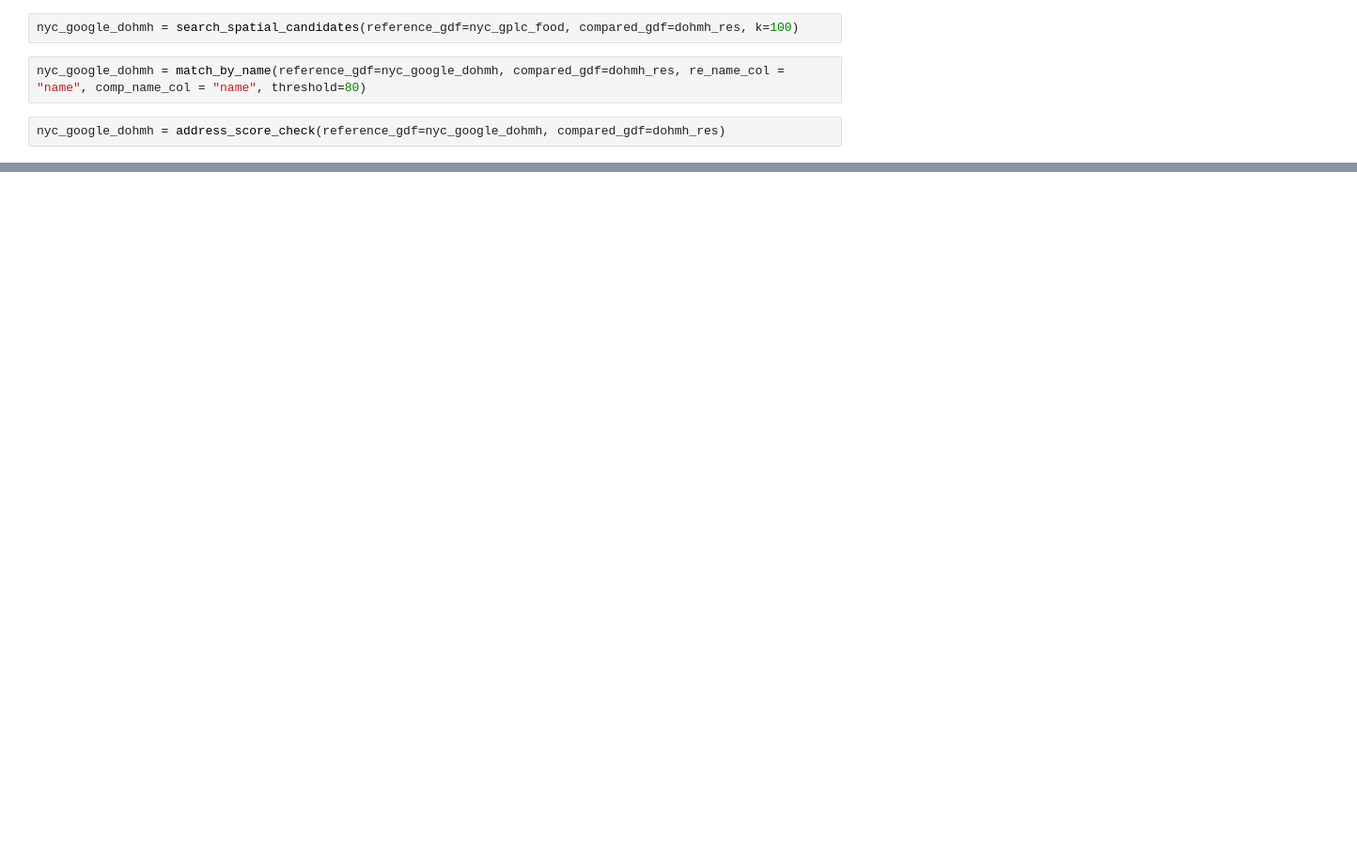
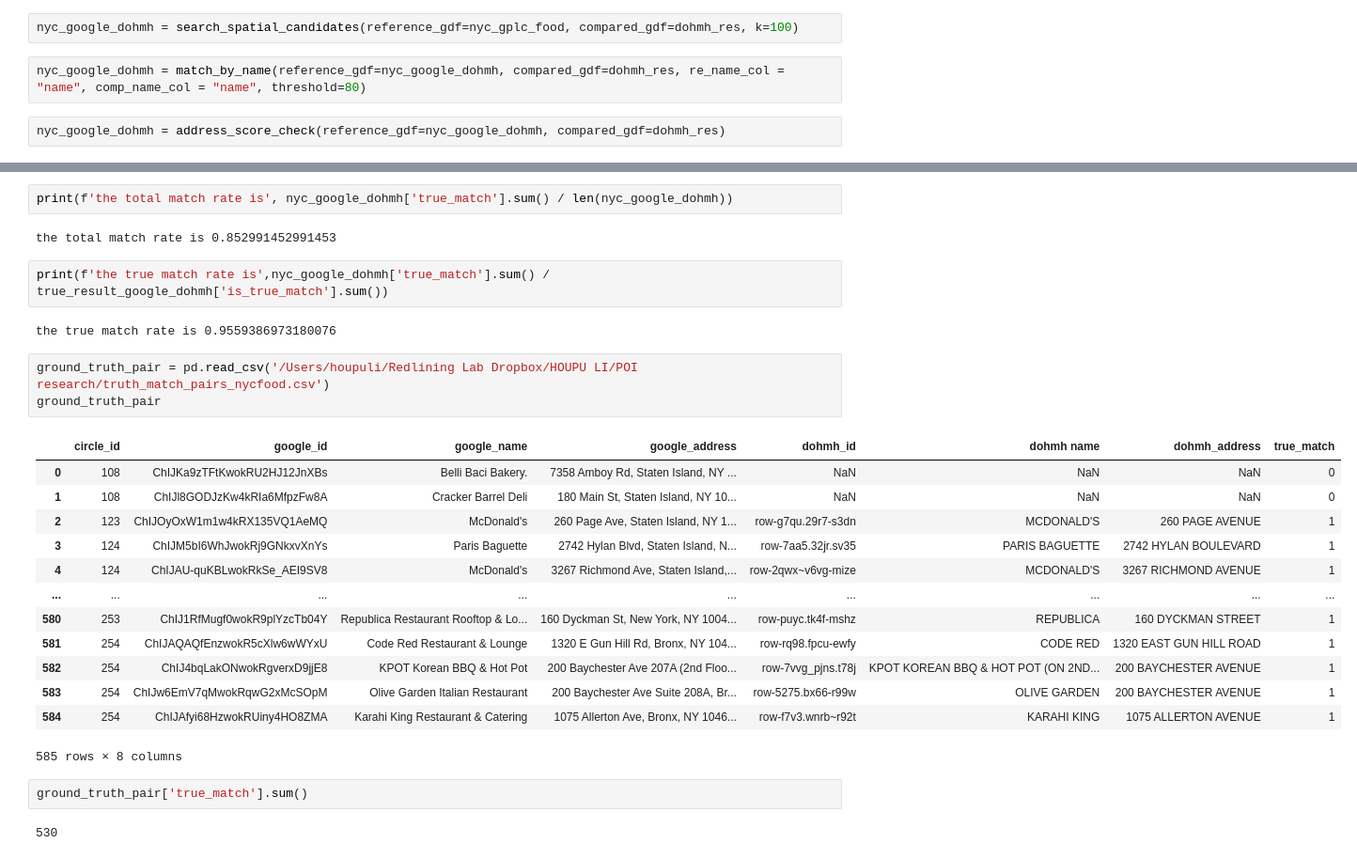
Before and after one commit to HOUPU1993/POI-study, a Jupyter notebook: some_findings.ipynb, the cells around one changed output, grey strips where cells are left out. Shown at 94% size. Cells and saved outputs as stored; diff of their text form; blank space fills up the shorter version.

```diff
--- a/some_findings.ipynb
+++ b/some_findings.ipynb
@@ -1709,0 +1608,29 @@ plt.show()
+# %%
+print(f'the total match rate is', nyc_google_dohmh['true_match'].sum() / len(nyc_google_dohmh))
+# %% [output]
+the total match rate is 0.852991452991453
+# %%
+print(f'the true match rate is',nyc_google_dohmh['true_match'].sum() / true_result_google_dohmh['is_true_match'].sum())
+# %% [output]
+the true match rate is 0.9559386973180076
+# %%
+ground_truth_pair = pd.read_csv('/Users/houpuli/Redlining Lab Dropbox/HOUPU LI/POI research/truth_match_pairs_nycfood.csv')
+ground_truth_pair
+# %% [output]
+|  | circle_id | google_id | google_name | google_address | dohmh_id | dohmh name | dohmh_address | true_match |
+| 0 | 108 | ChIJKa9zTFtKwokRU2HJ12JnXBs | Belli Baci Bakery. | 7358 Amboy Rd, Staten Island, NY ... | NaN | NaN | NaN | 0 |
+| 1 | 108 | ChIJl8GODJzKw4kRIa6MfpzFw8A | Cracker Barrel Deli | 180 Main St, Staten Island, NY 10... | NaN | NaN | NaN | 0 |
+| 2 | 123 | ChIJOyOxW1m1w4kRX135VQ1AeMQ | McDonald's | 260 Page Ave, Staten Island, NY 1... | row-g7qu.29r7-s3dn | MCDONALD'S | 260 PAGE AVENUE | 1 |
+| 3 | 124 | ChIJM5bI6WhJwokRj9GNkxvXnYs | Paris Baguette | 2742 Hylan Blvd, Staten Island, N... | row-7aa5.32jr.sv35 | PARIS BAGUETTE | 2742 HYLAN BOULEVARD | 1 |
+| 4 | 124 | ChIJAU-quKBLwokRkSe_AEI9SV8 | McDonald's | 3267 Richmond Ave, Staten Island,... | row-2qwx~v6vg-mize | MCDONALD'S | 3267 RICHMOND AVENUE | 1 |
+| ... | ... | ... | ... | ... | ... | ... | ... | ... |
+| 580 | 253 | ChIJ1RfMugf0wokR9plYzcTb04Y | Republica Restaurant Rooftop & Lo... | 160 Dyckman St, New York, NY 1004... | row-puyc.tk4f-mshz | REPUBLICA | 160 DYCKMAN STREET | 1 |
+| 581 | 254 | ChIJAQAQfEnzwokR5cXlw6wWYxU | Code Red Restaurant & Lounge | 1320 E Gun Hill Rd, Bronx, NY 104... | row-rq98.fpcu-ewfy | CODE RED | 1320 EAST GUN HILL ROAD | 1 |
+| 582 | 254 | ChIJ4bqLakONwokRgverxD9jjE8 | KPOT Korean BBQ & Hot Pot | 200 Baychester Ave 207A (2nd Floo... | row-7vvg_pjns.t78j | KPOT KOREAN BBQ & HOT POT (ON 2ND... | 200 BAYCHESTER AVENUE | 1 |
+| 583 | 254 | ChIJw6EmV7qMwokRqwG2xMcSOpM | Olive Garden Italian Restaurant | 200 Baychester Ave Suite 208A, Br... | row-5275.bx66-r99w | OLIVE GARDEN | 200 BAYCHESTER AVENUE | 1 |
+| 584 | 254 | ChIJAfyi68HzwokRUiny4HO8ZMA | Karahi King Restaurant & Catering | 1075 Allerton Ave, Bronx, NY 1046... | row-f7v3.wnrb~r92t | KARAHI KING | 1075 ALLERTON AVENUE | 1 |
+585 rows × 8 columns
+# %%
+ground_truth_pair['true_match'].sum()
+# %% [output]
+530
```
Also changed, not shown: parts of 38 cells of this notebook, 2 other files.
